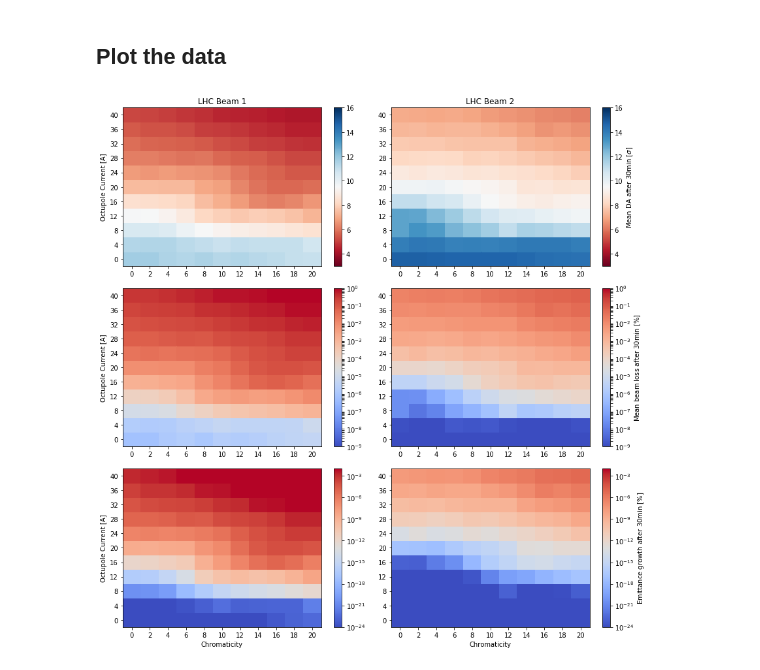
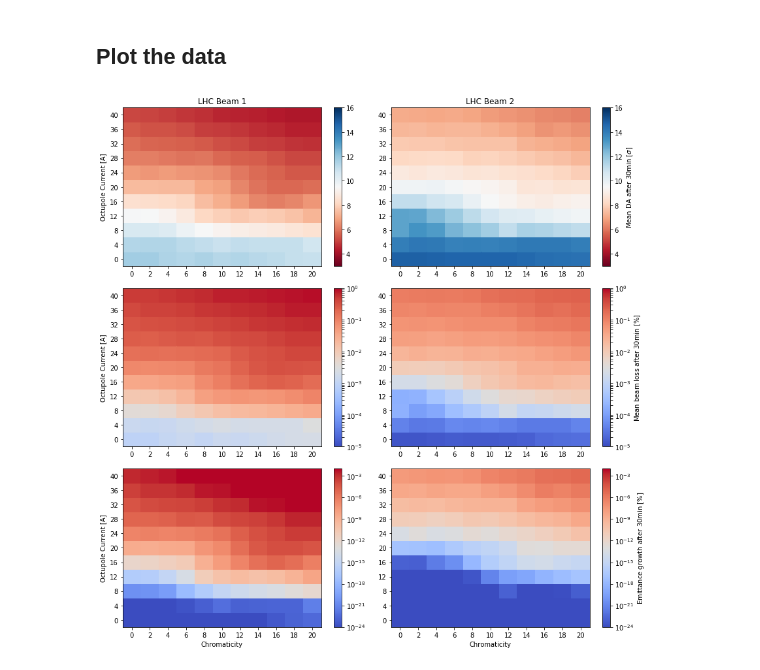
Before and after one commit to mtitze/HL-LHC, a Jupyter notebook: analyses/analysis_chroma_ioct.ipynb, the cells around one changed output. Drawn from its saved outputs; the diff is of its cells as text; code cells hidden in the pictures.

```diff
--- a/analyses/analysis_chroma_ioct.ipynb
+++ b/analyses/analysis_chroma_ioct.ipynb
@@ -125,7 +125,7 @@ data_B2 = data_B2.assign(avgloss=loss[:,2])
 # %% [markdown]
 ## Plot the data
 # %%
-loss_lim1, loss_lim2 = 1e-9, 1e0
+loss_lim1, loss_lim2 = 1e-5, 1e0
 
 fig = plt.figure(figsize=[12,12])
 ax1 = fig.add_subplot(321)
@@ -193,31 +193,31 @@ ax2.set_yticks(np.array(range(0,41,4)))
 
 
 X,Y,Z = prepare_pcolormesh(data_B2, 'chroma','ioct','avgloss',offset=[-1,-2,0],weights=[1,1,100])
 
 # ax4.set_xlabel("Chromaticity")
 # ax4.set_ylabel("Octupole Current [A]")
 
 im4 = ax4.pcolormesh(X,Y,Z, cmap=cm.coolwarm, vmin=loss_lim1, vmax=loss_lim2,
                      norm=LogNorm(vmin=loss_lim1, vmax=loss_lim2))
 fig.colorbar(im4,label=r'Mean beam loss after 30min [$\%$]',ax=ax4)
 
 ax4.set_xticks(np.array(range(0,21,2)))
 ax4.set_yticks(np.array(range(0,41,4)))
 
 
 X,Y,Z = prepare_pcolormesh(data_B2, 'chroma','ioct','eg_mean',offset=[-1,-2,0],weights=[1,1,100])
 
 ax6.set_xlabel("Chromaticity")
 # ax6.set_ylabel("Octupole Current [A]")
 
 im6 = ax6.pcolormesh(X,Y,Z, cmap=cm.coolwarm, vmin=1e-24, vmax=1e-2,
                      norm=LogNorm(vmin=Z.min(), vmax=Z.max()))
 fig.colorbar(im6,label=r'Emittance growth after 30min [$\%$]',ax=ax6)
 
 ax6.set_xticks(np.array(range(0,21,2)))
 ax6.set_yticks(np.array(range(0,41,4)))
 
 plt.tight_layout()
 plt.show()
 # %% [output]
-[figure, old version]
+[figure, new version]
```
